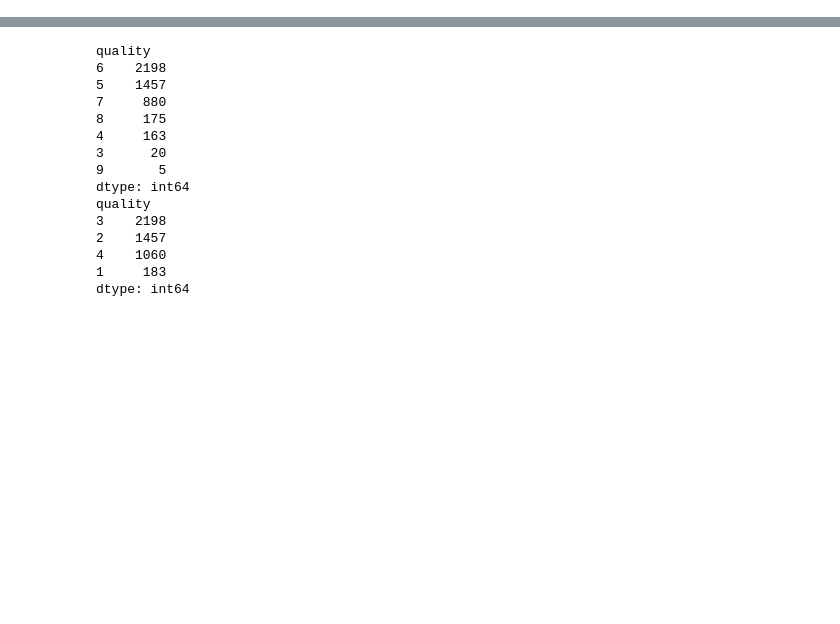
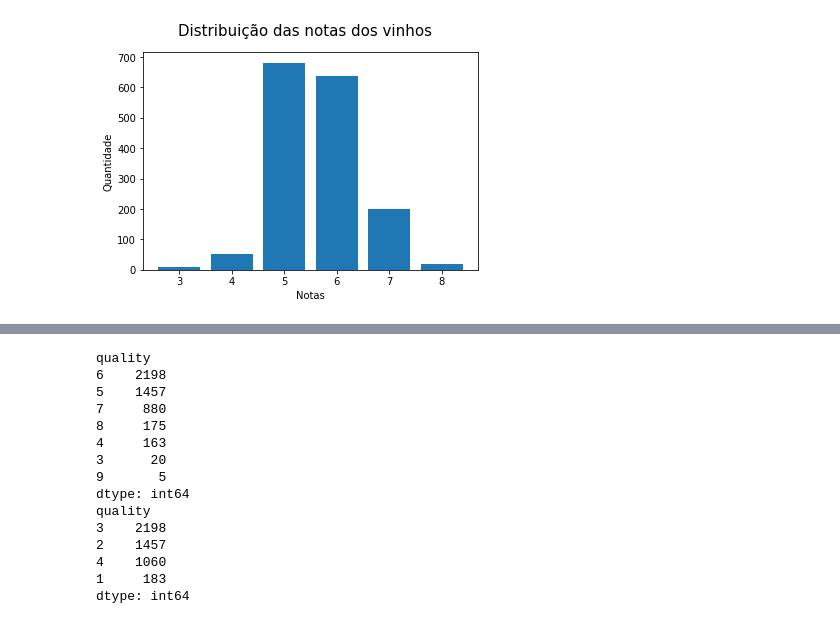
Before and after one commit to jhonatanleao/Trabalho2IA, a Jupyter notebook: preProcess.ipynb, the cells around one changed output, grey strips where cells are left out. Drawn from its saved outputs; the diff is of its cells as text; code cells hidden in the pictures; blank space fills up the shorter version.

```diff
--- a/preProcess.ipynb
+++ b/preProcess.ipynb
@@ -3,2 +7,14 @@ import pandas as pd
+# %%
+df = pd.read_csv("winequality-red.csv", delimiter=";")
+
+soma = df["quality"].value_counts()
+
+plt.bar(soma.index, soma)
+plt.suptitle('Distribuição das notas dos vinhos', size=15)
+plt.xlabel('Notas',)
+plt.ylabel('Quantidade',)
+plt.show()
+# %% [output]
+[figure, added]
 # %%
 df = pd.read_csv("winequality-red.csv", delimiter=";")
```
Also changed, not shown: parts of 3 cells of this notebook, 1 other file.
